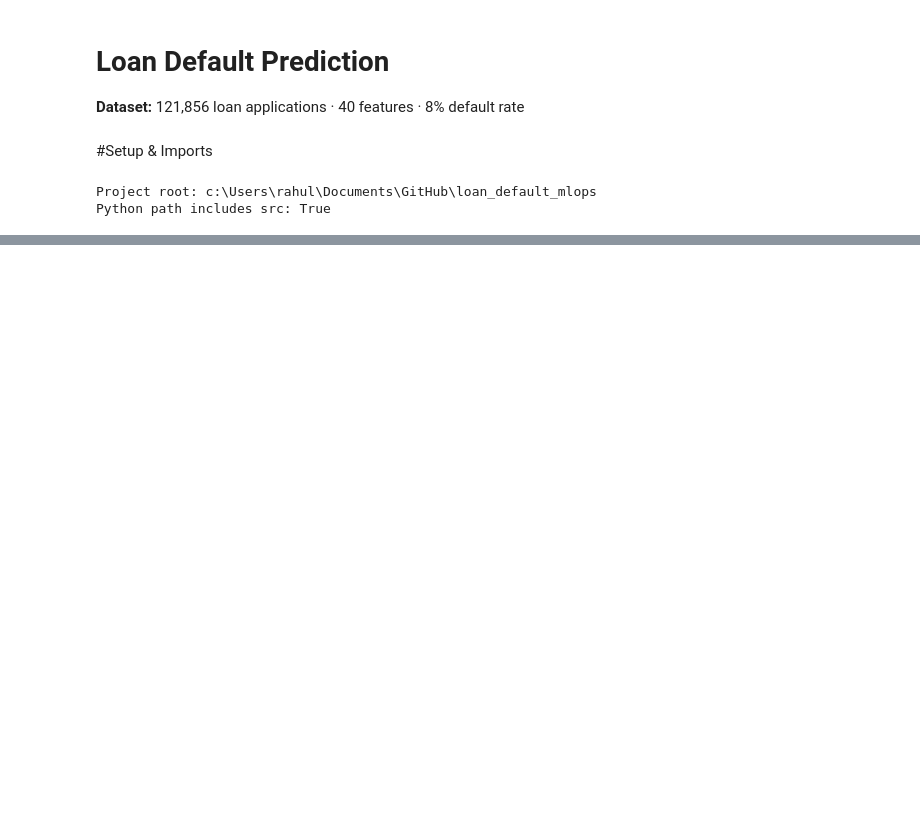
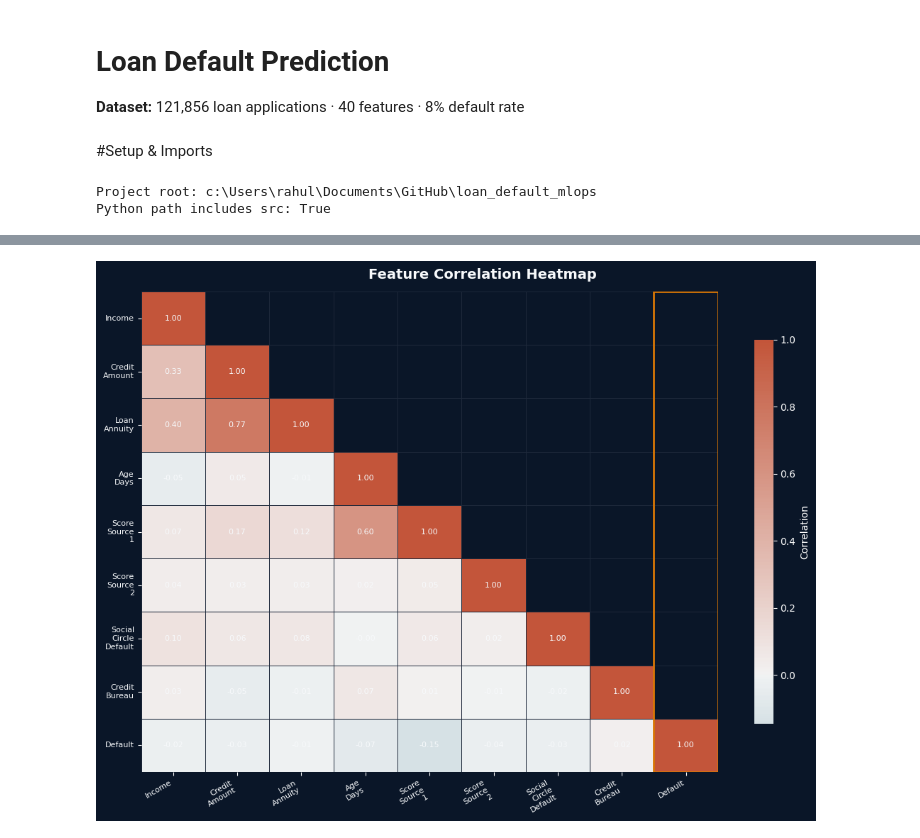
Before and after one commit to srsingh0812/loan_default_mlops, a Jupyter notebook: notebooks/loan_default_eda_visualization.ipynb, the cells around one changed output, grey strips where cells are left out. Cells and saved outputs as stored; diff of their text form; code cells hidden in the pictures; blank space fills up the shorter version.

```diff
--- a/notebooks/loan_default_eda_visualization.ipynb
+++ b/notebooks/loan_default_eda_visualization.ipynb
@@ -326,50 +469,85 @@ print("💡 Dashed vertical lines = medians. Wider separation between teal/red =
 # %%
-# ════════════════════════════════════════════════════════════════════════════════
-# CHART 4: Correlation Heatmap
-# ════════════════════════════════════════════════════════════════════════════════
-# WHY THIS CHART: Shows multicollinearity between features.
-# Important for justifying feature selection and regularization choices.
+# -------------------- Correlation Heatmap --------------------
 
-numeric_cols = ['Client_Income', 'Credit_Amount', 'Loan_Annuity', 'Age_Days',
-                'Score_Source_1', 'Score_Source_2', 'Social_Circle_Default',
-                'Credit_Bureau', 'Default']
+
+COLORS = {
+    "bg": "#0A1628",
+    "text": "#F8FAFC",
+    "highlight": "#D97706",   # amber
+    "grid": "#1E293B",
+}
+
+# -------------------- Data --------------------
+numeric_cols = [
+    "Client_Income", "Credit_Amount", "Loan_Annuity", "Age_Days",
+    "Score_Source_1", "Score_Source_2", "Social_Circle_Default",
+    "Credit_Bureau", "Default"
+]
 
 df_corr = df_clean[numeric_cols].copy()
-df_corr.columns = [c.replace('Client_', '').replace('_', '\n') for c in df_corr.columns]
 
-corr_matrix = df_corr.corr()
+# Make labels more readable for plotting
+df_corr.columns = [c.replace("Client_", "").replace("_", "\n") for c in df_corr.columns]
 
+corr = df_corr.corr()
+
+# -------------------- Plot --------------------
 fig, ax = plt.subplots(figsize=(11, 8))
-fig.patch.set_facecolor(PALETTE['navy'])
-ax.set_facecolor(PALETTE['navy'])
-fig.suptitle('Chart 4 — Feature Correlation Heatmap',
-             fontsize=14, fontweight='bold', color=PALETTE['white'])
+fig.patch.set_facecolor(COLORS["bg"])
+ax.set_facecolor(COLORS["bg"])
 
-cmap = sns.diverging_palette(220, 20, as_cmap=True)
-mask = np.triu(np.ones_like(corr_matrix, dtype=bool), k=1)
+fig.suptitle(
+    "Feature Correlation Heatmap",
+    fontsize=14,
+    fontweight="bold",
+    color=COLORS["text"]
+)
 
-sns.heatmap(corr_matrix, ax=ax, mask=mask, cmap=cmap, center=0,
-            annot=True, fmt='.2f', annot_kws={'size': 8, 'color': PALETTE['white']},
-            linewidths=0.5, linecolor='#1E293B',
-            cbar_kws={'shrink': 0.8, 'label': 'Correlation'})
+# Mask upper triangle (cleaner view)
+mask = np.triu(np.ones_like(corr, dtype=bool), k=1)
 
-ax.set_xticklabels(ax.get_xticklabels(), rotation=30, ha='right',
-                   color=PALETTE['white'], fontsize=8)
+sns.heatmap(
+    corr,
+    mask=mask,
+    cmap=sns.diverging_palette(220, 20, as_cmap=True),
+    center=0,
+    annot=True,
+    fmt=".2f",
+    annot_kws={"size": 8, "color": COLORS["text"]},
+    linewidths=0.5,
+    linecolor=COLORS["grid"],
+    cbar_kws={"shrink": 0.8, "label": "Correlation"},
+    ax=ax
+)
+
+# Axis styling
+ax.set_xticklabels(ax.get_xticklabels(), rotation=30, ha="right",
+                   color=COLORS["text"], fontsize=8)
 ax.set_yticklabels(ax.get_yticklabels(), rotation=0,
-                   color=PALETTE['white'], fontsize=8)
+                   color=COLORS["text"], fontsize=8)
 
-# Highlight Default column
-for i, col in enumerate(corr_matrix.columns):
-    if col == 'Default':
-        ax.add_patch(plt.Rectangle((i, 0), 1, len(corr_matrix),
-                                   fill=False, edgecolor=PALETTE['amber'], lw=2))
+# Highlight target column (Default)
+if "Default" in corr.columns:
+    idx = list(corr.columns).index("Default")
+    ax.add_patch(
+        plt.Rectangle(
+            (idx, 0),
+            1,
+            len(corr),
+            fill=False,
+            edgecolor=COLORS["highlight"],
+            linewidth=2
+        )
+    )
 
+# -------------------- Final --------------------
 plt.tight_layout()
-plt.savefig('chart_04_correlation.png', dpi=150, bbox_inches='tight',
-            facecolor=PALETTE['navy'])
 plt.show()
 
-# Print top correlations with Default
-corr_with_target = corr_matrix['Default'].abs().sort_values(ascending=False).iloc[1:]
+# -------------------- Insight --------------------
+corr_with_target = corr["Default"].abs().sort_values(ascending=False).iloc[1:]
+
 print("Top features correlated with Default:")
 print(corr_with_target.to_string())
+# %% [output]
+[figure, added]
```
Also changed, not shown: parts of 28 cells of this notebook, 2 other files.
